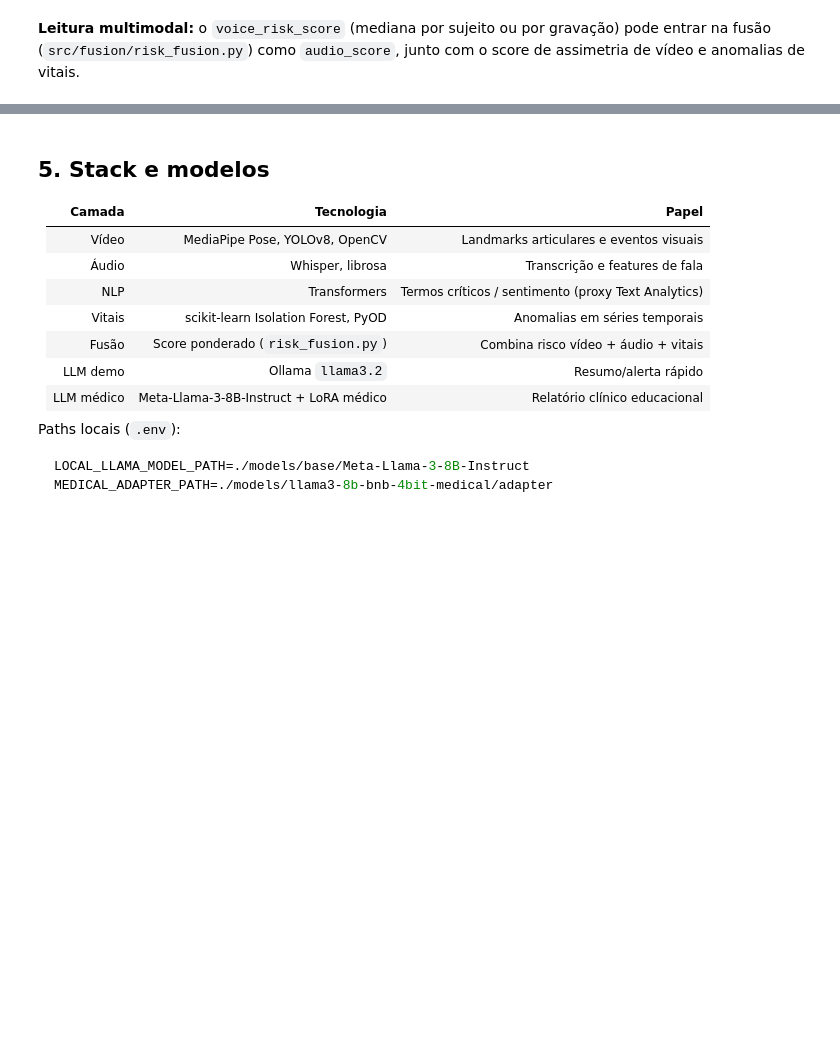
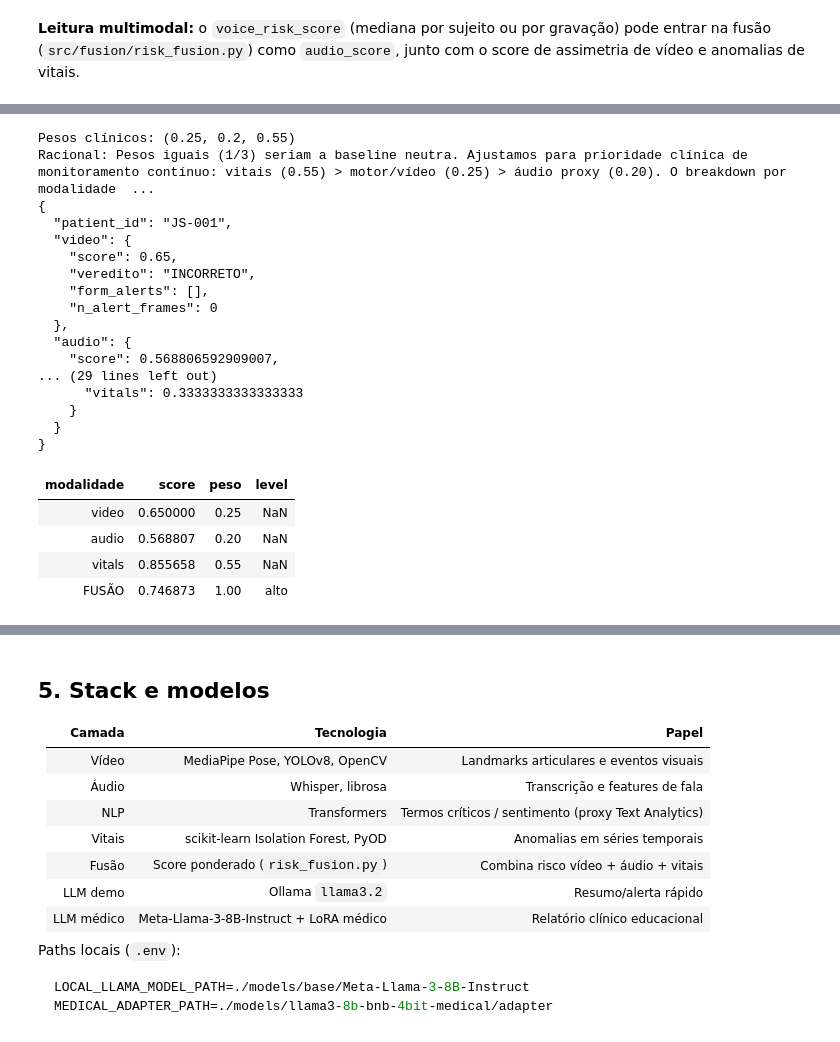
Before and after one commit to StefanieFranco/TechChallenge-Multimodais, a Jupyter notebook: notebooks/Relatorio.ipynb, the cells around one changed output, grey strips where cells are left out. Drawn from its saved outputs; the diff is of its cells as text; code cells hidden in the pictures; blank space fills up the shorter version.

```diff
--- a/notebooks/Relatorio.ipynb
+++ b/notebooks/Relatorio.ipynb
@@ -1162,0 +1055,56 @@ Lembre-se de que este alerta é um exemplo educacional e não substitui uma aval
+# %%
+from pathlib import Path
+import sys
+import json
+
+import pandas as pd
+from IPython.display import display
+
+ROOT = Path("..").resolve()
+if not (ROOT / "src").exists():
+    ROOT = Path(".").resolve()
+if str(ROOT) not in sys.path:
+    sys.path.insert(0, str(ROOT))
+
+from src.fusion.risk_fusion import CLINICAL_WEIGHTS, WEIGHTS_RATIONALE, build_js_scenario_scores
+
+scenario = build_js_scenario_scores(ROOT)
+fusion = scenario["fusion"]
+print("Pesos clínicos:", CLINICAL_WEIGHTS)
+print("Racional:", WEIGHTS_RATIONALE)
+print(json.dumps({
+    "patient_id": scenario["patient_id"],
+    "video": {k: scenario["video"][k] for k in ("score", "veredito", "form_alerts", "n_alert_frames")},
+    "audio": scenario["audio"],
+    "vitals": {k: scenario["vitals"][k] for k in ("score", "n_anomalies")},
+    "fusion": fusion,
+}, ensure_ascii=False, indent=2))
+display(pd.DataFrame([
+    {"modalidade": "video", "score": scenario["video"]["score"], "peso": fusion["weights"]["video"]},
+    {"modalidade": "audio", "score": scenario["audio"]["score"], "peso": fusion["weights"]["audio"]},
+    {"modalidade": "vitals", "score": scenario["vitals"]["score"], "peso": fusion["weights"]["vitals"]},
+    {"modalidade": "FUSÃO", "score": fusion["risk_score"], "peso": 1.0, "level": fusion["level"]},
+]))
+# %% [output]
+Pesos clínicos: (0.25, 0.2, 0.55)
+Racional: Pesos iguais (1/3) seriam a baseline neutra. Ajustamos para prioridade clínica de monitoramento contínuo: vitais (0.55) > motor/vídeo (0.25) > áudio proxy (0.20). O breakdown por modalidade  ...
+{
+  "patient_id": "JS-001",
+  "video": {
+    "score": 0.65,
+    "veredito": "INCORRETO",
+    "form_alerts": [],
+    "n_alert_frames": 0
+  },
+  "audio": {
+    "score": 0.568806592909007,
+... (29 lines left out)
+      "vitals": 0.3333333333333333
+    }
+  }
+}
+| modalidade | score | peso | level |
+| video | 0.650000 | 0.25 | NaN |
+| audio | 0.568807 | 0.20 | NaN |
+| vitals | 0.855658 | 0.55 | NaN |
+| FUSÃO | 0.746873 | 1.00 | alto |
```
Also changed, not shown: parts of 52 cells of this notebook, 14 other files.
